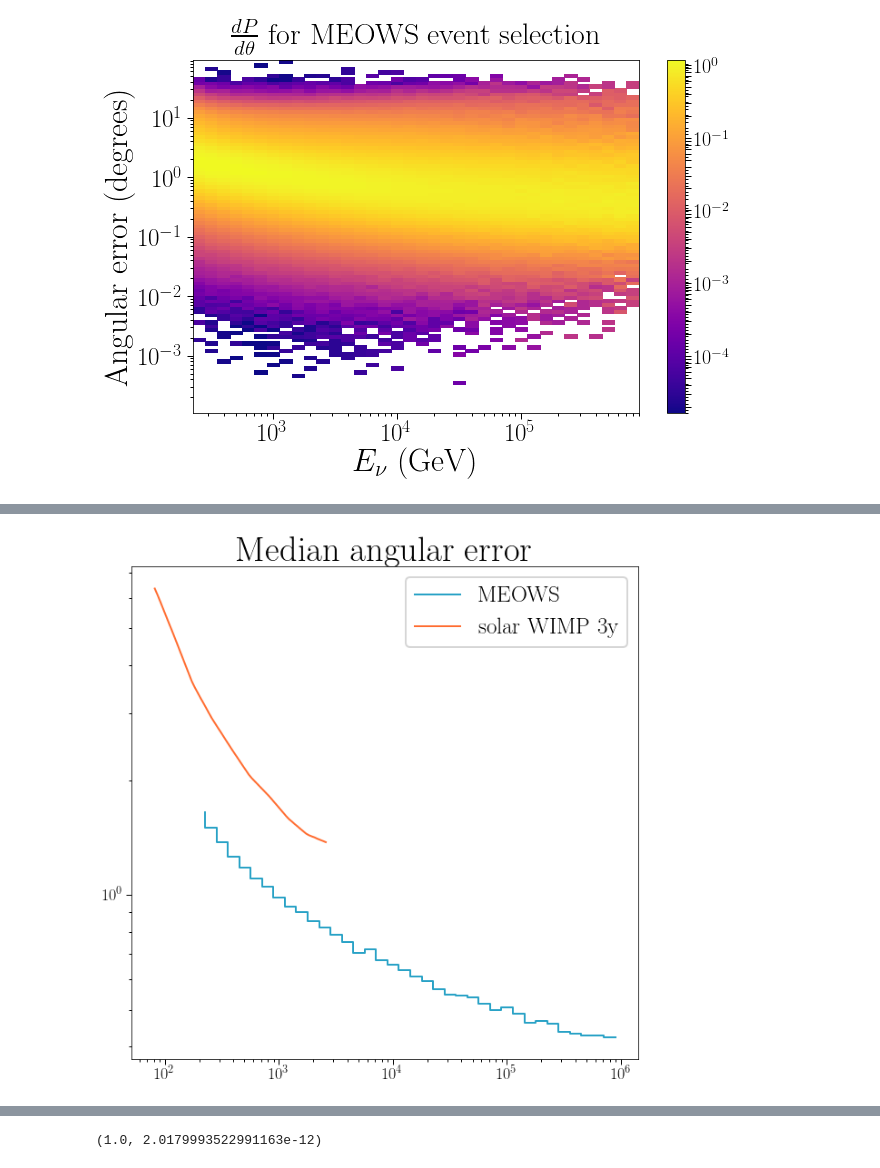
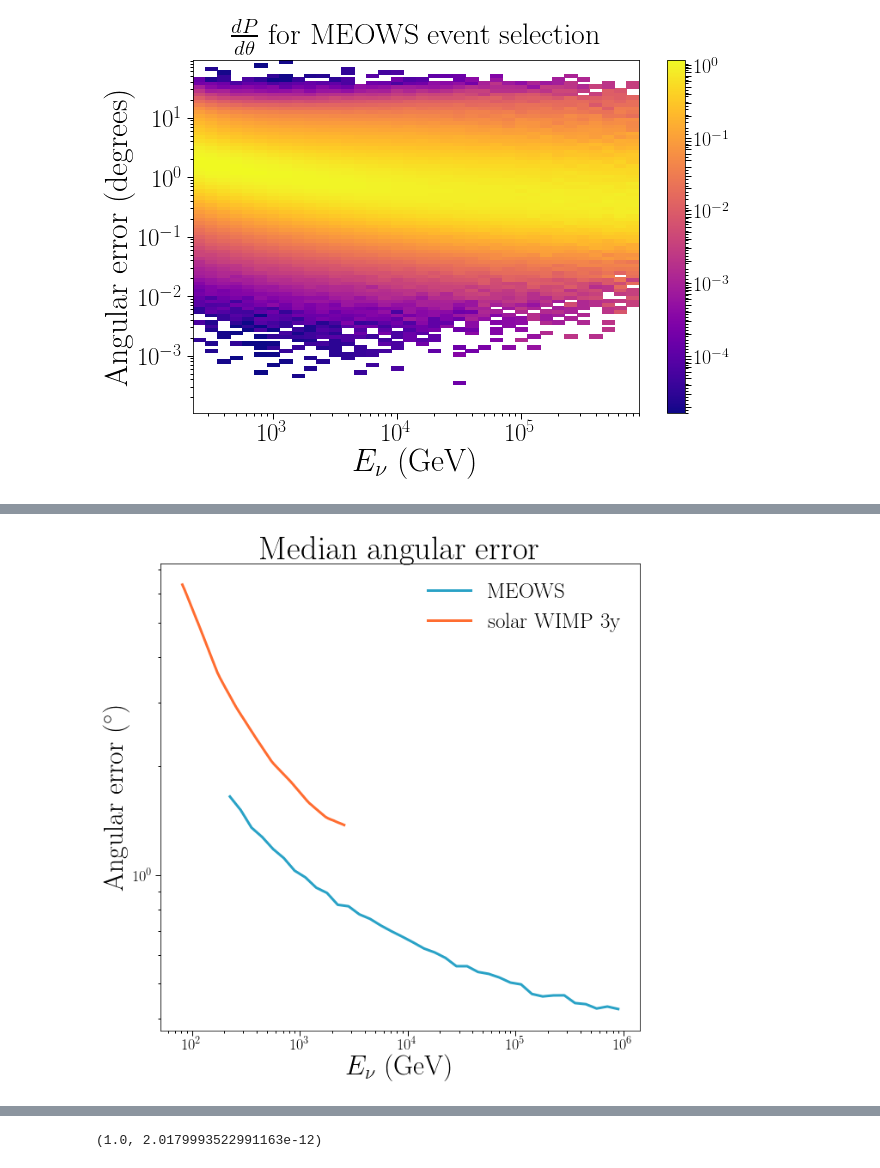
Before and after one commit to jlazar17/solar_WIMP, a Jupyter notebook: resolution_plots.ipynb, the cells around one changed output, grey strips where cells are left out. Cells and saved outputs as stored; diff of their text form; code cells hidden in the pictures.

```diff
--- a/resolution_plots.ipynb
+++ b/resolution_plots.ipynb
@@ -62,19 +68,18 @@ opening_angles = np.degrees(opening_angle(nuZens, nuAzs, recoZens, recoAzs))
 # %%
-h = np.histogram2d(log10nuE, opening_angles, bins=[log10e_edges, delta_psi_edges])
+zen_edges  = np.append(np.min(nuZens),np.radians(np.linspace(90,180,10)))
+zen_cents  = (zen_edges[1:]+zen_edges[:-1])/2.
+zen_widths = zen_edges[1:]+zen_edges[:-1]
 
+h = np.histogram2d(nuZens, opening_angles, bins=[zen_edges, delta_psi_edges])
 med_error = []
-norms     = []
-for j, arr in enumerate(h[0][3:]):
 
+for j, arr in enumerate(h[0]):
     i0, i1 = get_zeros_outta_there(arr)
     arr    = np.concatenate([np.ones(i0), arr[i0:i1], np.ones(len(arr)-i1)])
     delta_psi_centers_good = delta_psi_centers[i0:i1]
 
-    dn_dtheta = arr / np.log(10) / delta_psi_centers
-
+    dn_dtheta = arr / delta_psi_widths
     f   = UnivariateSpline(np.log10(delta_psi_centers), np.log10(dn_dtheta), k=5, s=1e-3)
-#     f   = UnivariateSpline(np.log10(delta_psi_centers), np.log10(dn_dtheta), k=5, s=1e-5)
-
 
     def dn_dtheta_interp(x):
         logx = f(np.log10(x))
@@ -86,8 +91,6 @@ for j, arr in enumerate(h[0][3:]):
         return i[0] / norm
 
     i = integrate.quad(lambda x: np.exp(x)*dn_dtheta_interp(np.exp(x)), np.log(delta_psi_centers_good)[0], np.log(delta_psi_centers_good)[-1])
-
-
     print(i[1] / i[0])
     norm = i[0]
     norms.append(norm)
@@ -97,19 +100,11 @@ for j, arr in enumerate(h[0][3:]):
     spline = dn_dtheta_interp(xx)
 
     p      = (spline[1:]+spline[:-1])/2*(xx[1:]-xx[:-1])/norm / sum((spline[1:]+spline[:-1])/2*(xx[1:]-xx[:-1])/norm)
-    median = np.median(np.random.choice((xx[1:]+xx[:-1])/2, 10000, p=p))
+    a      = np.random.choice((xx[1:]+xx[:-1])/2, 10000, p=p)
+    median = np.median(a)
     med_error.append(median)
 
-#     plt.step(delta_psi_centers, dn_dtheta / norm)
-#     plt.step(xx,spline / norm)
-#     plt.step(xx,yy)
-# #     plt.semilogx()
-
-#     plt.axvline(median)
-
-#     plt.title(nue_cents[j+3])
-#     plt.xlim(1e-3,5)
-#     plt.ylim(0,2)
-#     plt.grid()
-#     plt.show()
+plt.plot(np.degrees(zen_cents), med_error)
+plt.semilogy()
+plt.show()
 # %% [output]
@@ -217,15 +542,20 @@ plt.show()
 # %%
+lw=3
+
 _ = np.genfromtxt("/data/user/jlazar/solar_WIMP/data//3y_solar_WIMP_ang_res.csv", delimiter=",").T
 old_e   = _[0]
 old_res = _[1]
 
-plt.step(nue_cents[3:], med_error, label="MEOWS")
-plt.plot(old_e, old_res, label="solar WIMP 3y")
+plt.plot(nue_cents[3:], med_error, label="MEOWS", lw=lw)
+plt.plot(old_e, old_res, label="solar WIMP 3y", lw=lw)
 plt.loglog()
 
+plt.xlabel(r"$E_{\nu}$ (GeV)")
+plt.ylabel(r"Angular error ($^\circ$)")
+
 plt.title("Median angular error")
-plt.legend()
+plt.legend(frameon=False)
 
 plt.show()
 # %% [output]
-[figure, old version]
+[figure, new version]
```
Also changed, not shown: parts of 37 cells of this notebook, 23 other files.
